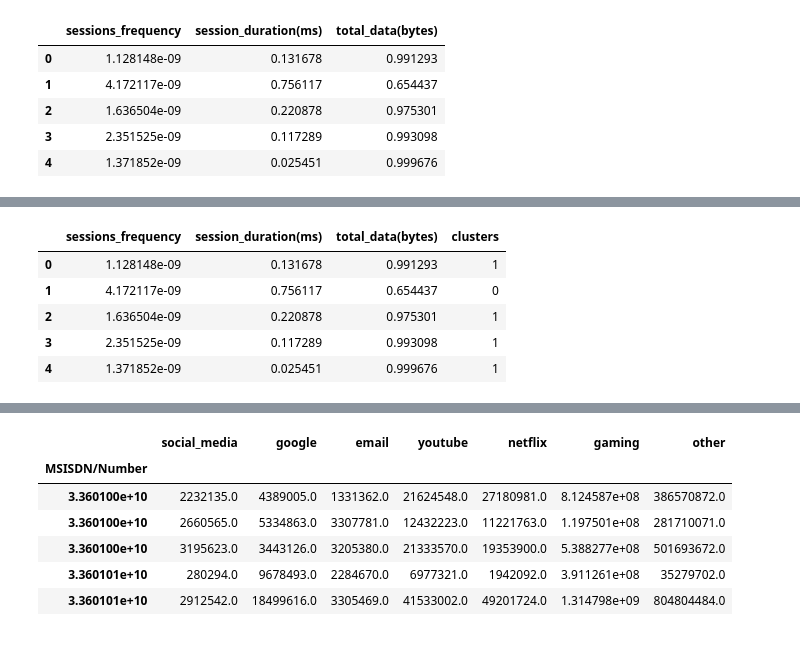
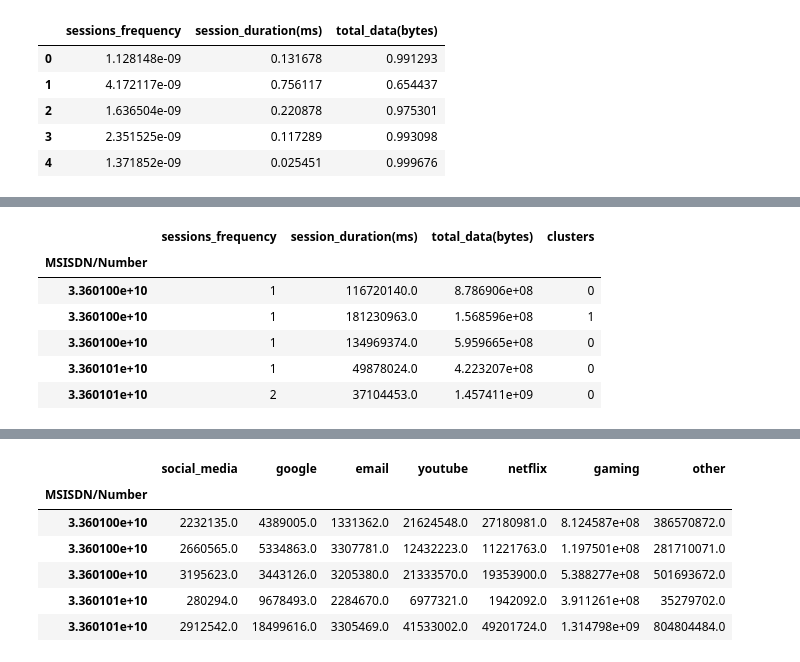
Before and after one commit to Keriii/week_1, a Jupyter notebook: notebook/User Engagement Analysis.ipynb, the cells around one changed output, grey strips where cells are left out. Drawn from its saved outputs; the diff is of its cells as text; code cells hidden in the pictures.

```diff
--- a/notebook/User Engagement Analysis.ipynb
+++ b/notebook/User Engagement Analysis.ipynb
@@ -147,17 +138,18 @@ metrics_cluster = normilized.copy()
 # %%
 #by using K-means clustering we will cluster the users into 3 groups
 kmeans = KMeans(n_clusters=3)
 kmeans.fit(normilized)
 labels = kmeans.labels_
-metrics_cluster['clusters'] = labels
+metrics['clusters'] = labels
 
-metrics_cluster.head()
+metrics.head()
 # %% [output]
 |  | sessions_frequency | session_duration(ms) | total_data(bytes) | clusters |
-| 0 | 1.128148e-09 | 0.131678 | 0.991293 | 1 |
-| 1 | 4.172117e-09 | 0.756117 | 0.654437 | 0 |
-| 2 | 1.636504e-09 | 0.220878 | 0.975301 | 1 |
-| 3 | 2.351525e-09 | 0.117289 | 0.993098 | 1 |
-| 4 | 1.371852e-09 | 0.025451 | 0.999676 | 1 |
+| MSISDN/Number |  |  |  |  |
+| 3.360100e+10 | 1 | 116720140.0 | 8.786906e+08 | 0 |
+| 3.360100e+10 | 1 | 181230963.0 | 1.568596e+08 | 1 |
+| 3.360100e+10 | 1 | 134969374.0 | 5.959665e+08 | 0 |
+| 3.360101e+10 | 1 | 49878024.0 | 4.223207e+08 | 0 |
+| 3.360101e+10 | 2 | 37104453.0 | 1.457411e+09 | 0 |
 # %%
 #cluster 1 description
```
Also changed, not shown: parts of 6 cells of this notebook.
